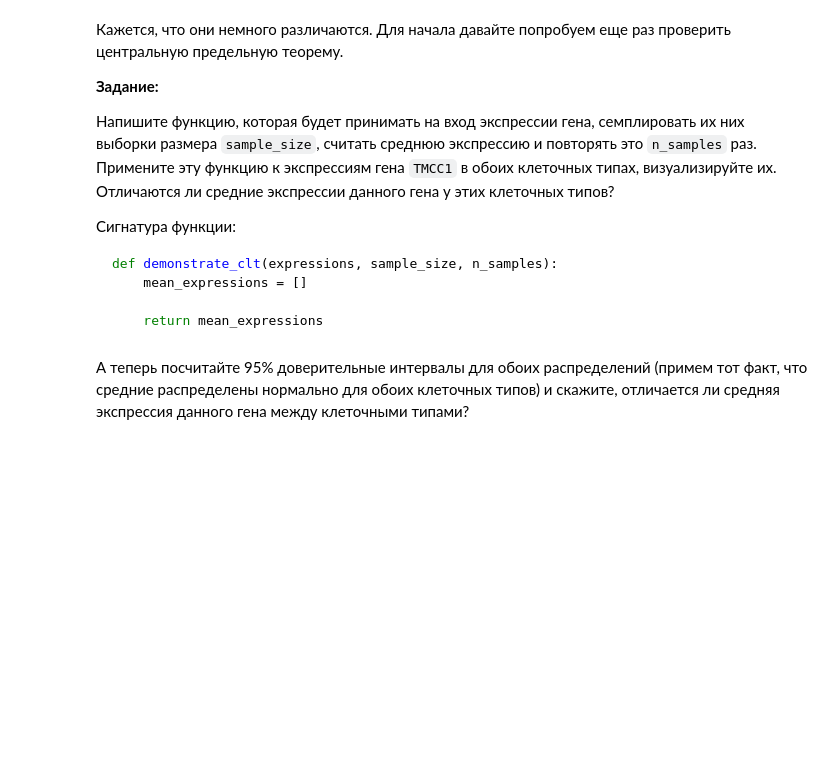
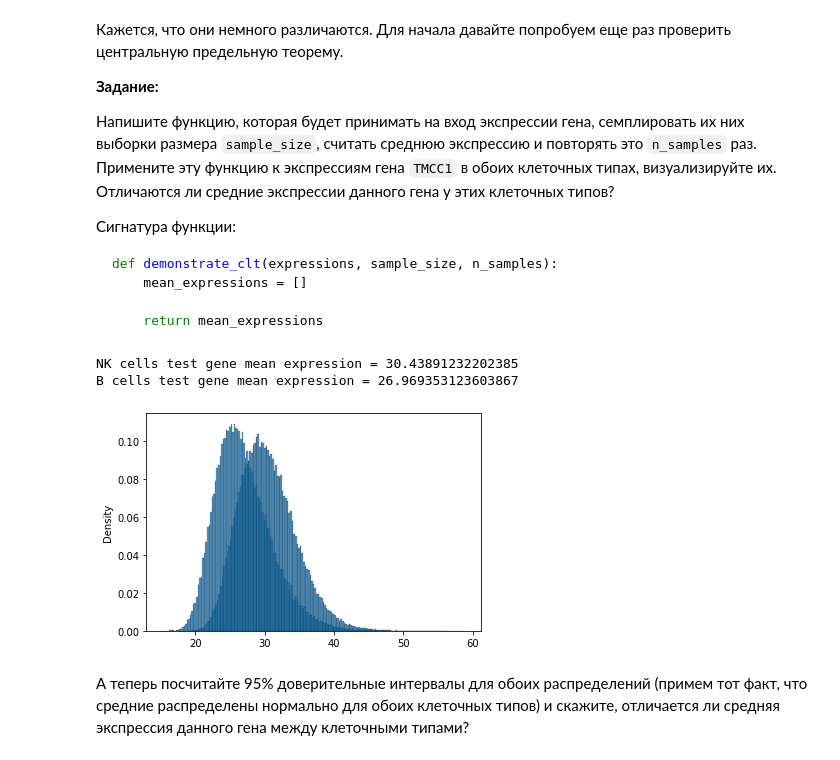
Before and after one commit to mskutel/BI_Statistics_2022, a Jupyter notebook: lecture_5_hypothesis_testing_homework/homework_lecture_5.ipynb, the cells around one changed output. Drawn from its saved outputs; the diff is of its cells as text; code cells hidden in the pictures; blank space fills up the shorter version.

````diff
--- a/lecture_5_hypothesis_testing_homework/homework_lecture_5.ipynb
+++ b/lecture_5_hypothesis_testing_homework/homework_lecture_5.ipynb
@@ -13,7 +13,7 @@ import numpy as np
 # %%
 # В переменную data_path надо положить путь до данных
 data_path = "data"
-expression_data = pd.read_csv(f"{data_path}/homework_lecture_5_data.csv", index_col=0)
+expression_data = pd.read_csv('/content/homework_lecture_5_data.zip', index_col=0)
 expression_data.head()
 # %% [output]
 |  | TMCC1 | RANBP3 | GABRG3 | ARRDC5 | LRP3 | TIMM23 | TBPL1 | BIRC8 | TTC28 | C19orf66 | ... | ... |
@@ -61,6 +61,25 @@ def demonstrate_clt(expressions, sample_size, n_samples):
 
     return mean_expressions
 ```
+# %%
+def demonstrate_clt(expressions, sample_size, n_samples):
+    samples_mean = []
+    for i in range(n_samples):
+        sample = np.random.choice(expressions, size=sample_size)
+        samples_mean.append(np.mean(sample))
+    mean_expressions = np.mean(samples_mean)
+    sns.histplot(samples_mean, stat="density");
+    return mean_expressions
+
+nk_mean = demonstrate_clt(nk_cells_expression_data[example_gene], 100, 100000)
+b_mean = demonstrate_clt(b_cells_expression_data[example_gene], 100, 100000)
+
+print('NK cells test gene mean expression =', nk_mean)
+print('B cells test gene mean expression =', b_mean)
+# %% [output]
+NK cells test gene mean expression = 30.43891232202385
+B cells test gene mean expression = 26.969353123603867
+[figure, added]
 # %% [markdown]
 А теперь посчитайте 95% доверительные интервалы для обоих распределений (примем тот факт, что средние распределены нормально для обоих клеточных типов) и скажите, отличается ли средняя экспрессия данного гена между клеточными типами?
 # %% [markdown]
````
